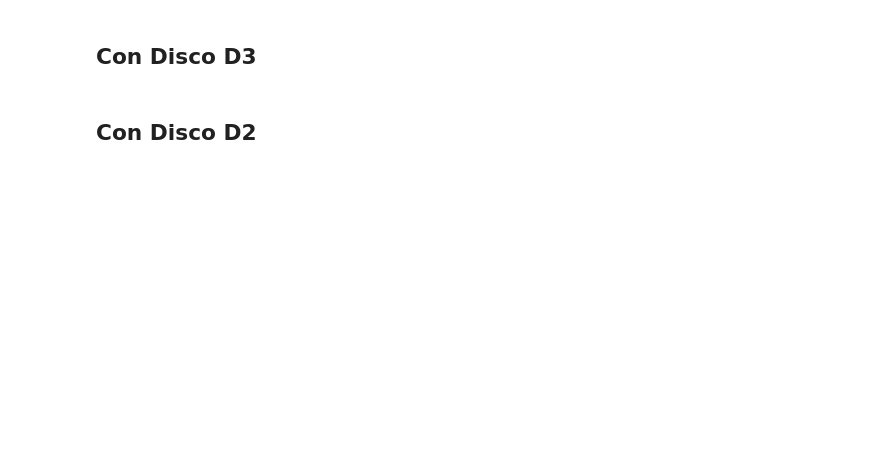
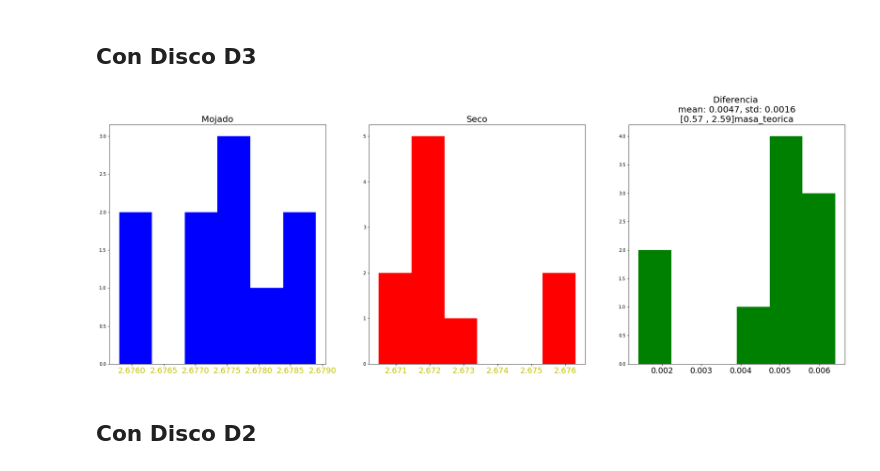
Before and after one commit to And2300/Trash, a Jupyter notebook: Experimento3.ipynb, the cells around one changed output. Cells and saved outputs as stored; diff of their text form; code cells hidden in the pictures; blank space fills up the shorter version.

```diff
--- a/Experimento3.ipynb
+++ b/Experimento3.ipynb
@@ -125,4 +127,6 @@ listad32 = []
 # %%
-#plot_hist(listad32,listad31, alpha=2)
+plot_hist(listad32,listad31, alpha=2)
+# %% [output]
+[figure, added]
 # %% [markdown]
 ## Con Disco D2
```
Also changed, not shown: parts of 13 cells of this notebook.
